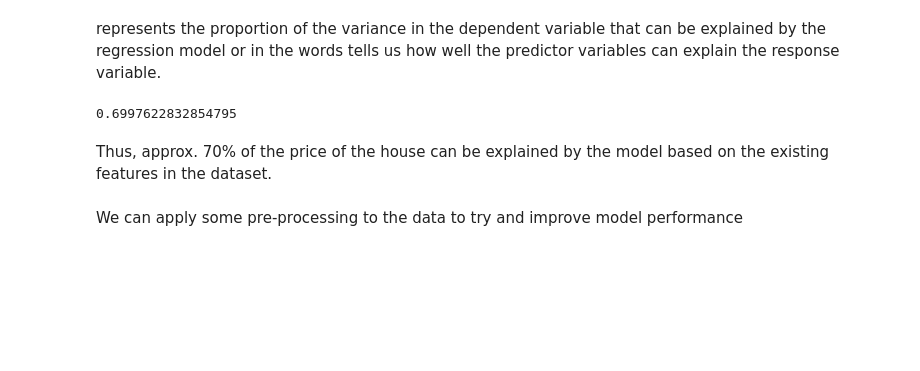
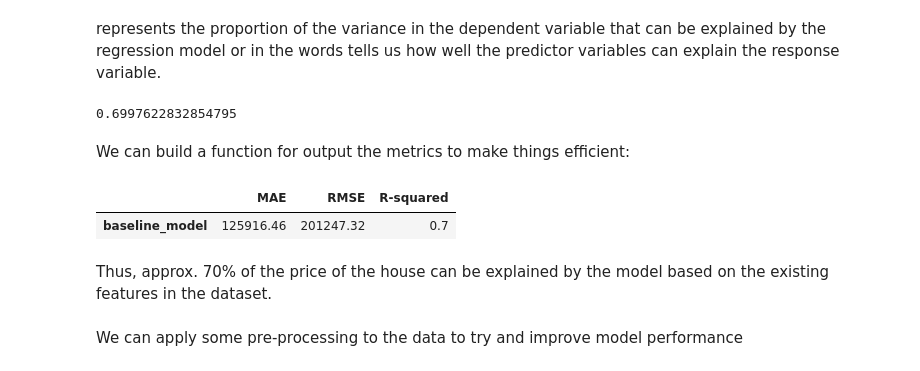
Before and after one commit to rahulakrish/linear_regression, a Jupyter notebook: notebook.ipynb, the cells around one changed output. Drawn from its saved outputs; the diff is of its cells as text; code cells hidden in the pictures; blank space fills up the shorter version.

Commit message:
function for metrics

```diff
--- a/notebook.ipynb
+++ b/notebook.ipynb
@@ -299,6 +299,27 @@ represents the proportion of the variance in the dependent variable that can be
 model.rsquared
 # %% [output]
 0.6997622832854795
+# %% [markdown]
+We can build a function for output the metrics to make things efficient:
+# %%
+def model_metrics(model,model_name):
+  mae = round(np.mean(np.abs(model.fittedvalues - df['price'])),2)
+  # mse = round(model.mse_resid,2)
+  rmse = round(np.sqrt(model.mse_resid),2)
+  rsquared = round(model.rsquared,3)
+
+  metrics = {'MAE' : mae,
+             'RMSE' : rmse,
+             'R-squared' : rsquared}
+
+  metrics_df = pd.DataFrame(metrics,index=[model_name])
+
+  return metrics_df
+# %%
+model_metrics(model,'baseline_model')
+# %% [output]
+|  | MAE | RMSE | R-squared |
+| baseline_model | 125916.46 | 201247.32 | 0.7 |
 # %% [markdown]
 Thus, approx. 70% of the price of the house can be explained by the model based on the existing features in the dataset.
 # %% [markdown]
```
Also changed, not shown: parts of 7 cells of this notebook.
